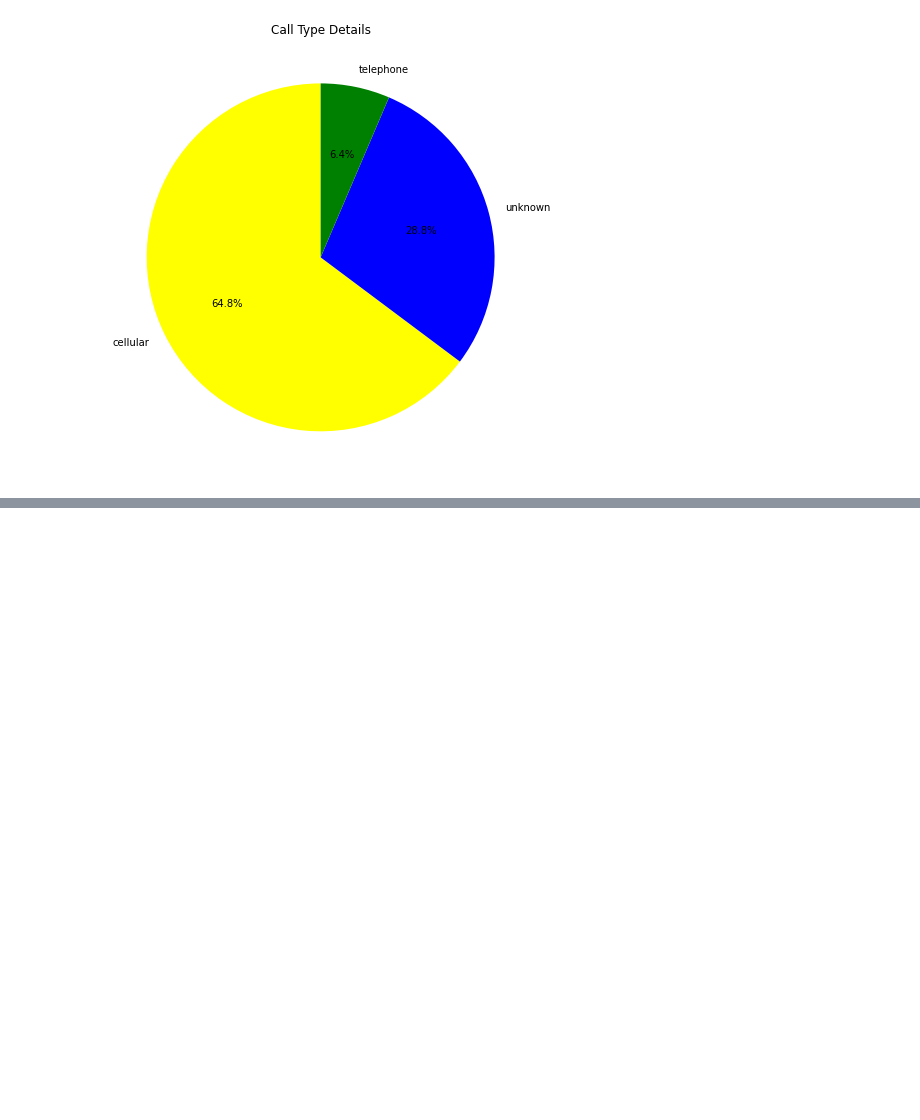
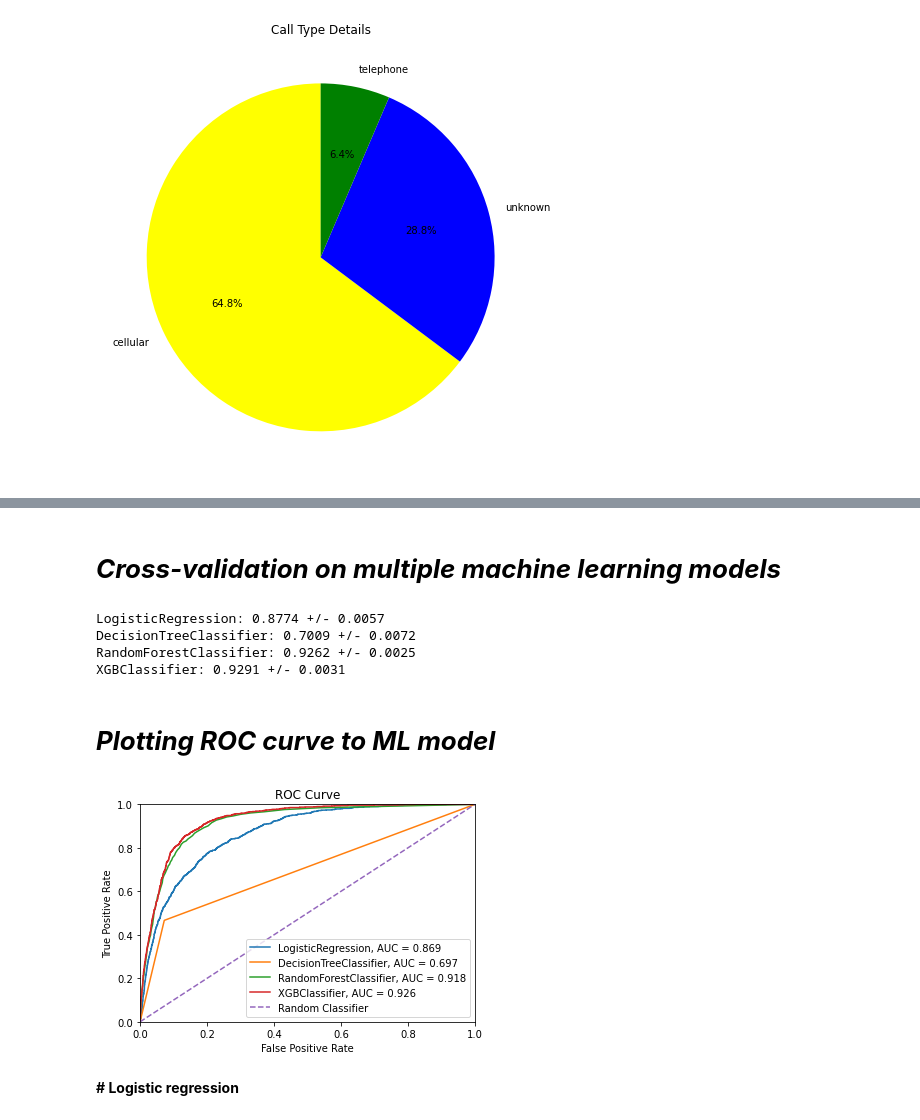
Before and after one commit to sunilbabu07/customer-conversion-prediction, a Jupyter notebook: guvi.ipynb, the cells around one changed output, grey strips where cells are left out. Drawn from its saved outputs; the diff is of its cells as text; code cells hidden in the pictures; blank space fills up the shorter version.

```diff
--- a/guvi.ipynb
+++ b/guvi.ipynb
@@ -529,7 +329,0 @@ DT_Score
-# %%
-from sklearn.tree import DecisionTreeClassifier
-
-dt = DecisionTreeClassifier(max_depth = 5)
-dt.fit(x_train, y_train)
-y_pred = dt.predict(X_test)
-y_pred
@@ -541,0 +550,43 @@ roc_auc_score(y_test, dt.predict_proba(X_test)[:, 1])
+# %% [markdown]
+# ***Cross-validation on multiple machine learning models***
+# %%
+from sklearn.model_selection import cross_val_score
+
+models = [LogisticRegression(), DecisionTreeClassifier(), RandomForestClassifier(), XGBClassifier()]
+
+for model in models:
+    scores = cross_val_score(model, X_train, y_train, cv=5, scoring='roc_auc')
+    print(f"{model.__class__.__name__}: {scores.mean():.4f} +/- {scores.std():.4f}")
+# %% [output]
+LogisticRegression: 0.8774 +/- 0.0057
+DecisionTreeClassifier: 0.7009 +/- 0.0072
+RandomForestClassifier: 0.9262 +/- 0.0025
+XGBClassifier: 0.9291 +/- 0.0031
+# %% [markdown]
+# ***Plotting ROC curve to ML model***
+# %%
+from sklearn.metrics import roc_curve
+
+# Train and evaluate multiple machine learning models
+models = [LogisticRegression(), DecisionTreeClassifier(), RandomForestClassifier(), XGBClassifier()]
+
+for model in models:
+    model.fit(X_train, y_train)
+    y_pred = model.predict_proba(X_val)[:, 1]
+    fpr, tpr, thresholds = roc_curve(y_val, y_pred)
+    auc = roc_auc_score(y_val, y_pred)
+    plt.plot(fpr, tpr, label=f"{model.__class__.__name__}, AUC = {auc:.3f}")
+
+# Plot the ROC curves
+plt.plot([0, 1], [0, 1], linestyle='--', label='Random Classifier')
+plt.xlim([0, 1])
+plt.ylim([0, 1])
+plt.xlabel('False Positive Rate')
+plt.ylabel('True Positive Rate')
+plt.title('ROC Curve')
+plt.legend()
+plt.show()
+# %% [output]
+[figure, added]
+# %% [markdown]
+**# Logistic regression**
```
Also changed, not shown: parts of 52 cells of this notebook.
